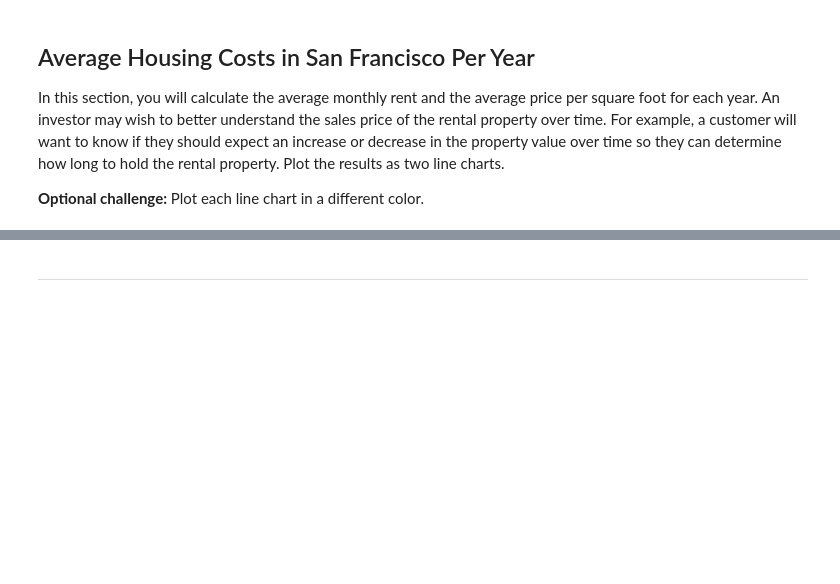
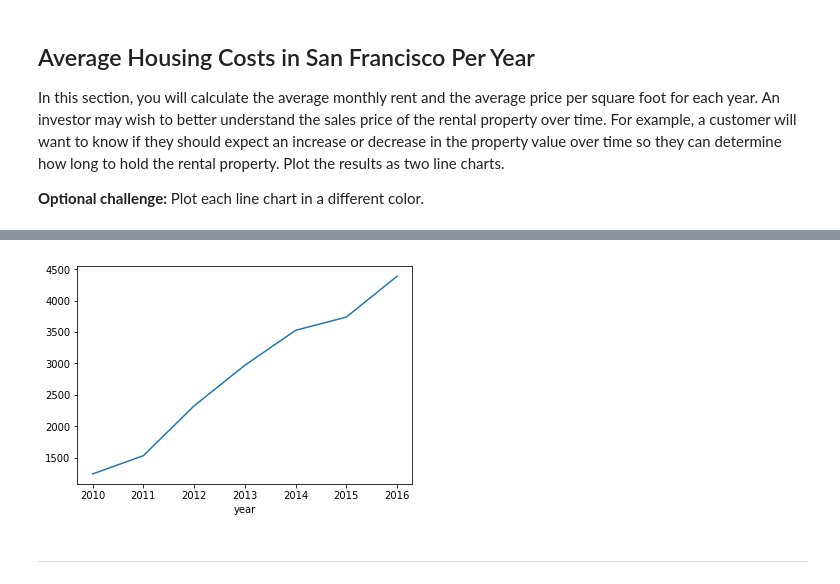
Before and after one commit to majikthise911/Dashboard_Rental_Analysis, a Jupyter notebook: Instructions/Starter_Code/rental_analysis.ipynb, the cells around one changed output, grey strips where cells are left out. Drawn from its saved outputs; the diff is of its cells as text; code cells hidden in the pictures; blank space fills up the shorter version.

```diff
--- a/Instructions/Starter_Code/rental_analysis.ipynb
+++ b/Instructions/Starter_Code/rental_analysis.ipynb
@@ -132,3 +157,8 @@ In this section, you will calculate the average monthly rent and the average pri
+# %%
+# Line chart for average montly rent
+avg_rent = sqr_foot_rent['gross_rent'].plot(kind='line')
+# %% [output]
+[figure, added]
 # %% [markdown]
 - - -
 # %% [markdown]
```
Also changed, not shown: parts of 7 cells of this notebook.
